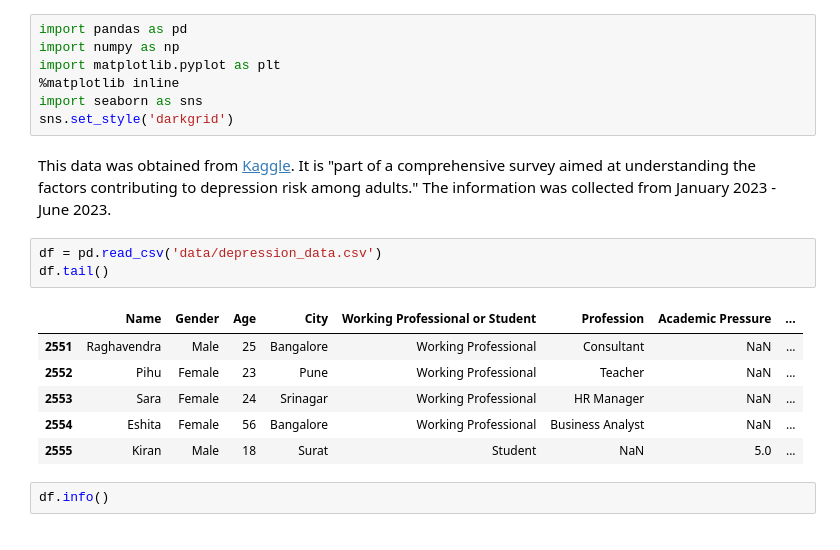
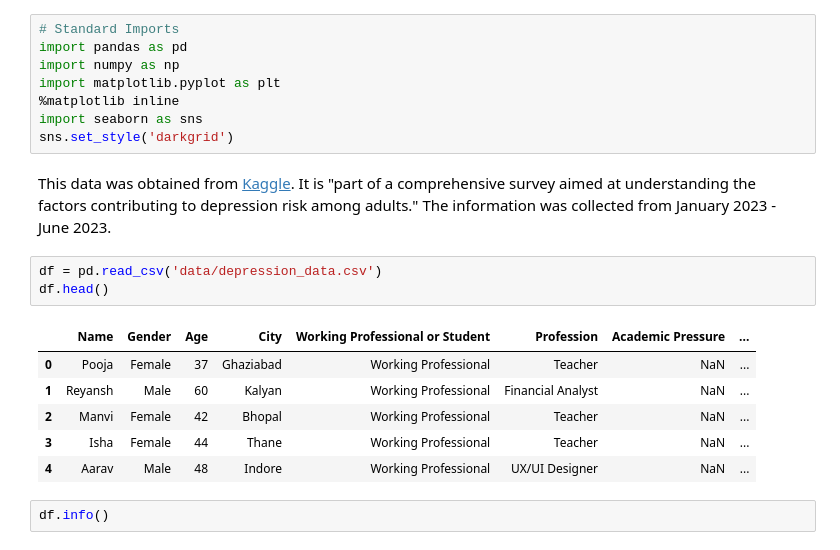
Before and after one commit to elijahlopez94/depression_survey_analysis, a Jupyter notebook: eda.ipynb, the cells around one changed output. Cells and saved outputs as stored; diff of their text form.

```diff
--- a/eda.ipynb
+++ b/eda.ipynb
@@ -1,4 +1,5 @@
 # %%
+# Standard Imports
 import pandas as pd
 import numpy as np
 import matplotlib.pyplot as plt
@@ -9,14 +10,14 @@ sns.set_style('darkgrid')
 This data was obtained from [Kaggle](https://www.kaggle.com/datasets/sumansharmadataworld/depression-surveydataset-for-analysis). It is "part of a comprehensive survey aimed at understanding the factors contributing to depression risk among adults." The information was collected from January 2023 - June 2023.
 # %%
 df = pd.read_csv('data/depression_data.csv')
-df.tail()
+df.head()
 # %% [output]
 |  | Name | Gender | Age | City | Working Professional or Student | Profession | Academic Pressure | ... |
-| 2551 | Raghavendra | Male | 25 | Bangalore | Working Professional | Consultant | NaN | ... |
-| 2552 | Pihu | Female | 23 | Pune | Working Professional | Teacher | NaN | ... |
-| 2553 | Sara | Female | 24 | Srinagar | Working Professional | HR Manager | NaN | ... |
-| 2554 | Eshita | Female | 56 | Bangalore | Working Professional | Business Analyst | NaN | ... |
-| 2555 | Kiran | Male | 18 | Surat | Student | NaN | 5.0 | ... |
+| 0 | Pooja | Female | 37 | Ghaziabad | Working Professional | Teacher | NaN | ... |
+| 1 | Reyansh | Male | 60 | Kalyan | Working Professional | Financial Analyst | NaN | ... |
+| 2 | Manvi | Female | 42 | Bhopal | Working Professional | Teacher | NaN | ... |
+| 3 | Isha | Female | 44 | Thane | Working Professional | Teacher | NaN | ... |
+| 4 | Aarav | Male | 48 | Indore | Working Professional | UX/UI Designer | NaN | ... |
 # %%
 df.info()
 # %% [output]
```
Also changed, not shown: parts of 10 cells of this notebook, 1 other file.
